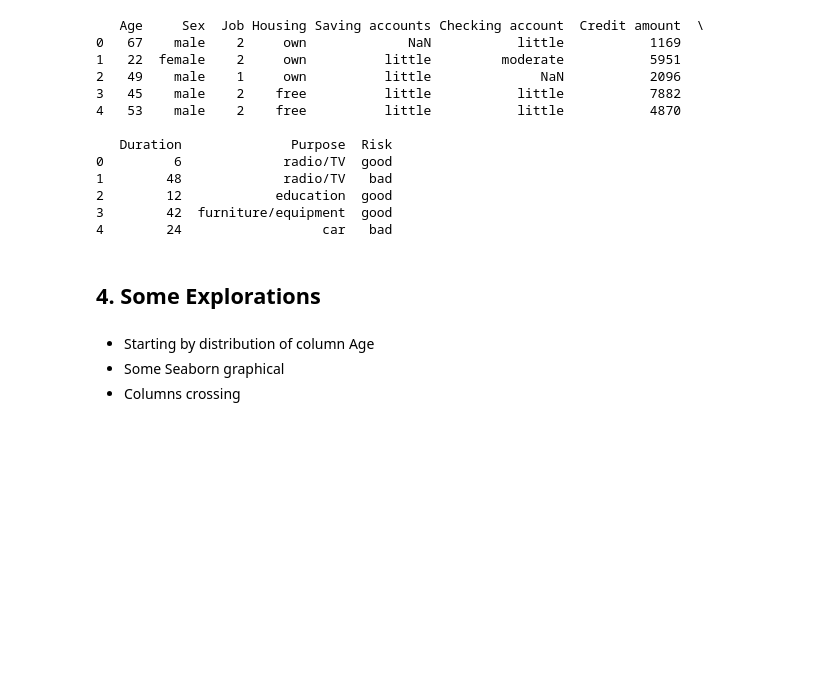
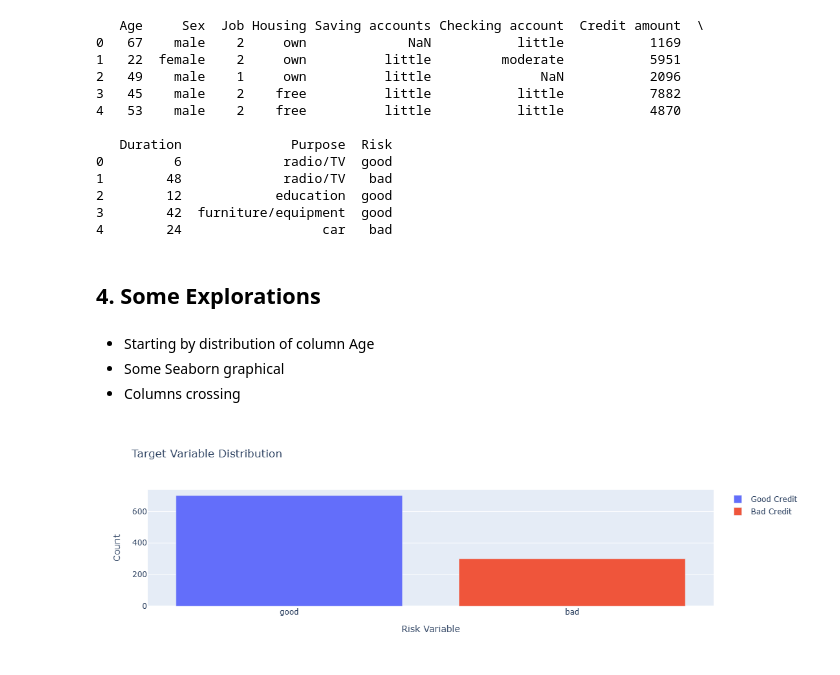
Before and after one commit to alisterjan/CreditRiskModel, a Jupyter notebook: main.ipynb, the cells around one changed output. Cells and saved outputs as stored; diff of their text form; code cells hidden in the pictures; blank space fills up the shorter version.

Commit message:
Added graphs

```diff
--- a/main.ipynb
+++ b/main.ipynb
@@ -77,3 +77,44 @@ print(df_credit.head())
 * Starting by distribution of column Age
 * Some Seaborn graphical
 * Columns crossing
+# %%
+#
+import plotly.offline as py
+py.init_notebook_mode(connected=True)
+import plotly.graph_objs as go
+import plotly.tools as tls
+import warnings
+from collections import Counter
+
+trace0=go.Bar(
+    x=df_credit[df_credit["Risk"] == 'good']['Risk'].value_counts().index.values,
+    y=df_credit[df_credit["Risk"] == 'good']['Risk'].value_counts().values,
+    name= 'Good Credit'
+    )
+
+trace1 = go.Bar(
+    x=df_credit[df_credit["Risk"]=='bad']["Risk"].value_counts().index.values,
+    y=df_credit[df_credit["Risk"]=='bad']["Risk"].value_counts().values,
+    name="Bad Credit"
+)
+
+data = [trace0,trace1]
+
+layout = go.Layout(
+)
+
+layout = go.Layout(
+    yaxis=dict(
+        title='Count'
+    ),
+    xaxis=dict(
+        title='Risk Variable'
+    ),
+    title='Target Variable Distribution'
+)
+
+fig = go.Figure(data=data, layout=layout)
+
+py.iplot(fig, filename='grouped-bar')
+# %% [output]
+[figure, added]
```
Also changed, not shown: parts of 2 cells of this notebook.
